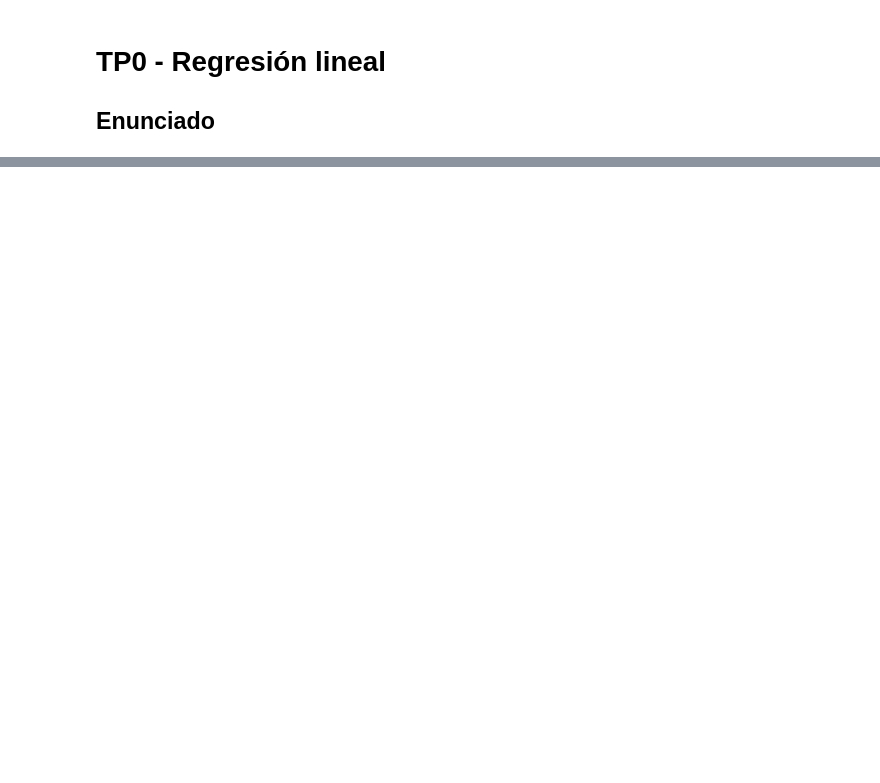
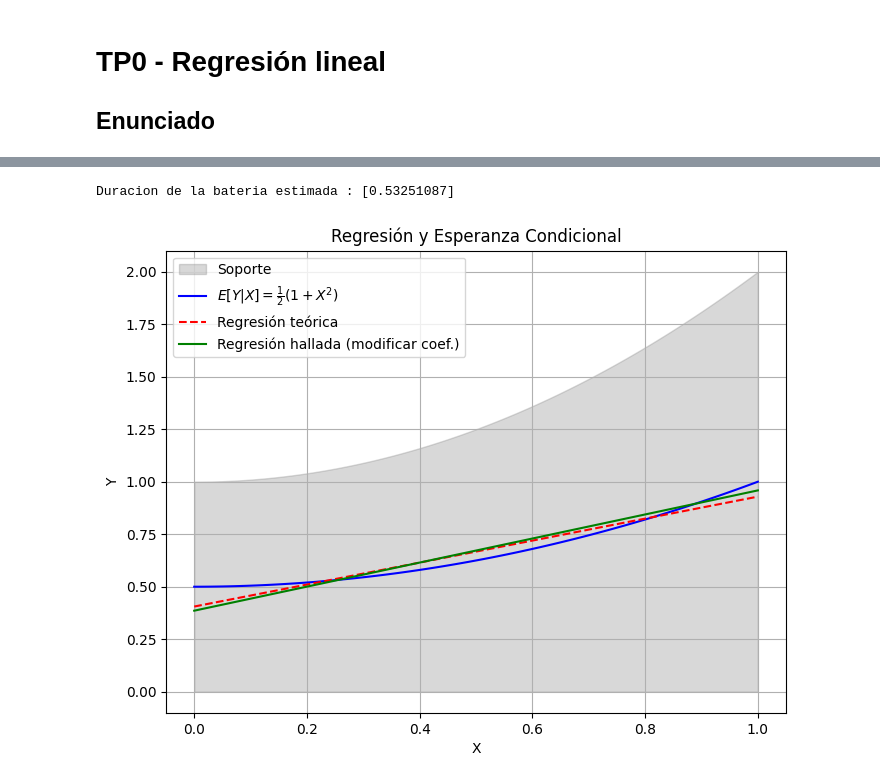
Before and after one commit to walteraguirre/TPS, a Jupyter notebook: TP01/TP01_regresion_lineal.ipynb, the cells around one changed output, grey strips where cells are left out. Saved outputs shown, nothing was run; the diff lists cells and outputs as text; code cells hidden in the pictures; blank space fills up the shorter version.

```diff
--- a/TP01/TP01_regresion_lineal.ipynb
+++ b/TP01/TP01_regresion_lineal.ipynb
@@ -137,0 +478,56 @@ Duracion de la bateria estimada : [0.53849422]
+# %%
+#una vez entrenado el regresor, nos piden predecir la duracion de una bateria de 256GB
+
+x = 0.256 #duracion de la bateria en TB
+
+y_hat = reglin.predict(x) #estimacion de la duracion de la bateria a partir del regresor
+
+print(f"Duracion de la bateria estimada : {y_hat}")
+# %% [output]
+Duracion de la bateria estimada : [0.53251087]
+# %%
+#grafico de comparacion
+
+# Definir el rango de X
+x = np.linspace(0, 1, 100)
+
+# Soporte: 0 < y < 1 + x^2
+y_min = np.zeros_like(x)
+y_max = 1 + x**2
+
+# Esperanza condicional E[Y|X] = (1/2) * (1 + X^2)
+E_cond = 0.5 * (1 + x**2)
+
+# Recta de regresión teórica Y_hat = (217/535) + (56/107) * X
+Y_hat = (217/535) + (56/107) * x
+
+# Recta de regresión obtenida
+
+Y_hat_obtenida = b_obtenida + w_obtenida * x
+
+# Crear la figura
+plt.figure(figsize=(8, 6))
+
+# Graficar el soporte como un área sombreada
+plt.fill_between(x, y_min, y_max, color='gray', alpha=0.3, label="Soporte")
+
+# Graficar la esperanza condicional
+plt.plot(x, E_cond, 'b-', label=r"$E[Y|X] = \frac{1}{2} (1 + X^2)$")
+
+# Graficar la recta de regresión teórica
+plt.plot(x, Y_hat, 'r--', label=r"Regresión teórica")
+
+# Graficar la recta de regresión hallada
+plt.plot(x, Y_hat_obtenida, 'g-', label="Regresión hallada (modificar coef.)")
+
+# Etiquetas y leyenda
+plt.xlabel("X")
+plt.ylabel("Y")
+plt.legend()
+plt.title("Regresión y Esperanza Condicional")
+plt.grid(True)
+
+# Mostrar el gráfico
+plt.show()
+# %% [output]
+[figure, added]
```
Also changed, not shown: parts of 10 cells of this notebook.
